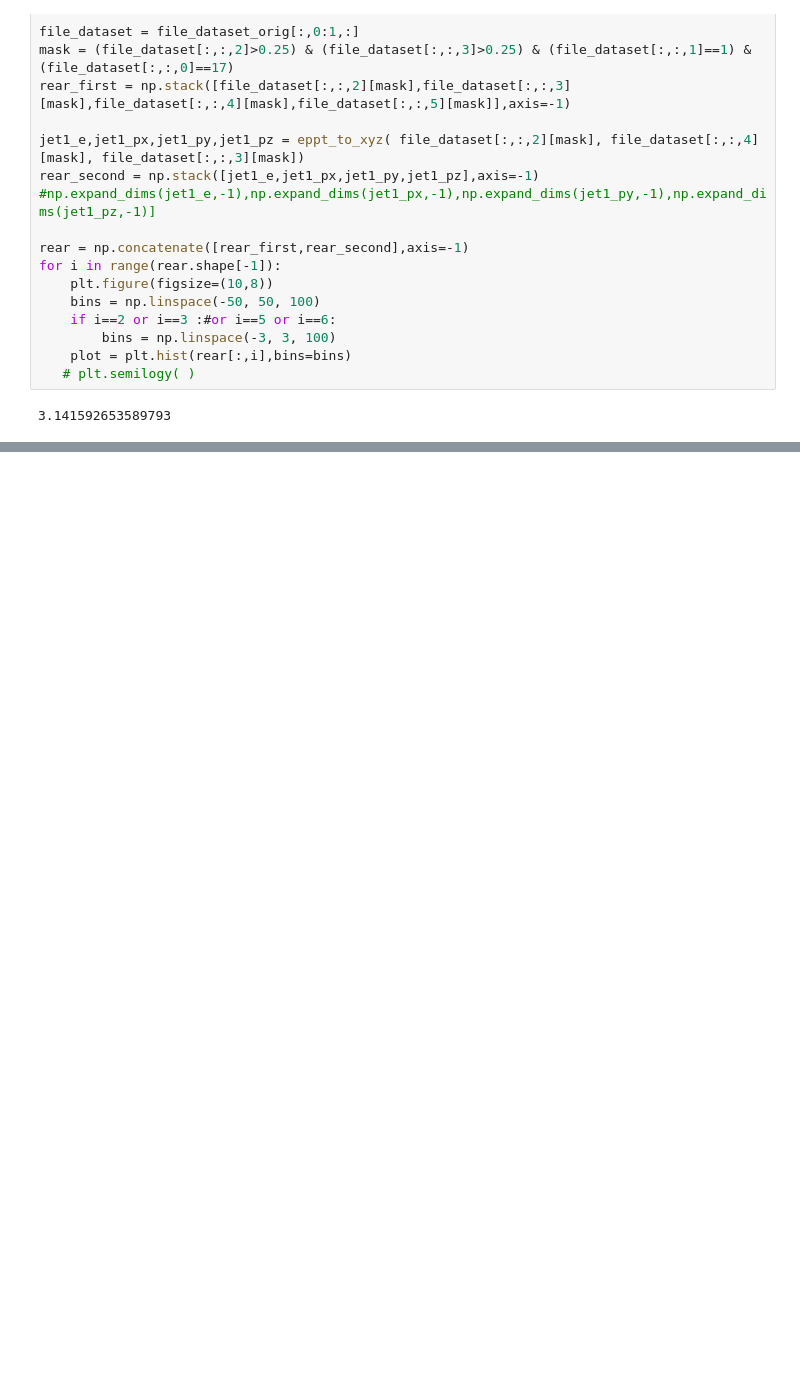
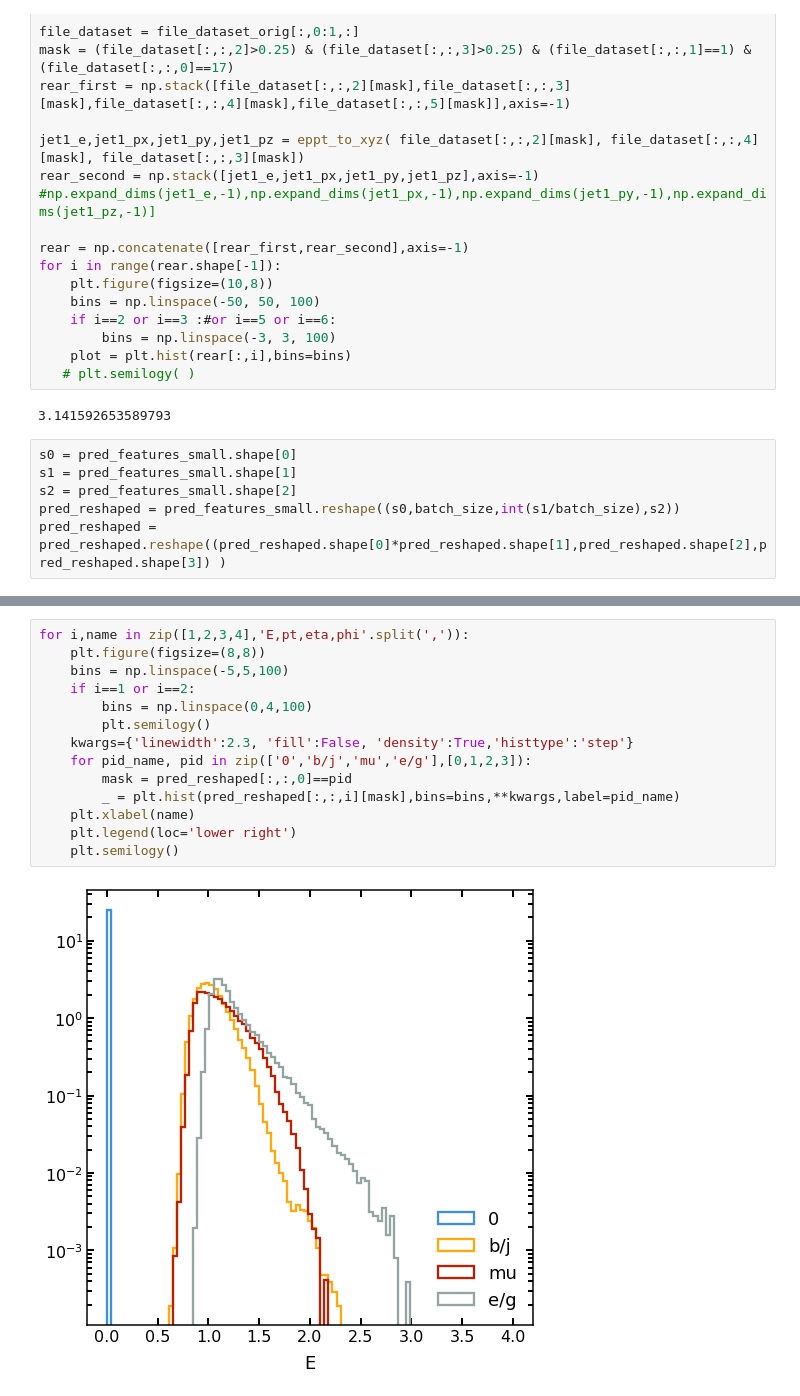
Before and after one commit to chernyavskaya/AnomalyClustering, a Jupyter notebook: testing_graph_clustering.ipynb, the cells around one changed output, grey strips where cells are left out. Saved outputs shown, nothing was run; the diff lists cells and outputs as text; blank space fills up the shorter version.

```diff
--- a/testing_graph_clustering.ipynb
+++ b/testing_graph_clustering.ipynb
@@ -345,3 +352,9 @@ for i in range(rear.shape[-1]):
    # plt.semilogy( )
 # %% [output]
 3.141592653589793
+# %%
+s0 = pred_features_small.shape[0]
+s1 = pred_features_small.shape[1]
+s2 = pred_features_small.shape[2]
+pred_reshaped = pred_features_small.reshape((s0,batch_size,int(s1/batch_size),s2))
+pred_reshaped = pred_reshaped.reshape((pred_reshaped.shape[0]*pred_reshaped.shape[1],pred_reshaped.shape[2],pred_reshaped.shape[3]) )
@@ -347,0 +371,16 @@ for i in range(rear.shape[-1]):
+# %%
+for i,name in zip([1,2,3,4],'E,pt,eta,phi'.split(',')):
+    plt.figure(figsize=(8,8))
+    bins = np.linspace(-5,5,100)
+    if i==1 or i==2:
+        bins = np.linspace(0,4,100)
+        plt.semilogy()
+    kwargs={'linewidth':2.3, 'fill':False, 'density':True,'histtype':'step'}
+    for pid_name, pid in zip(['0','b/j','mu','e/g'],[0,1,2,3]):
+        mask = pred_reshaped[:,:,0]==pid
+        _ = plt.hist(pred_reshaped[:,:,i][mask],bins=bins,**kwargs,label=pid_name)
+    plt.xlabel(name)
+    plt.legend(loc='lower right')
+    plt.semilogy()
+# %% [output]
+[figure, added]
```
Also changed, not shown: parts of 9 cells of this notebook, 4 other files.
